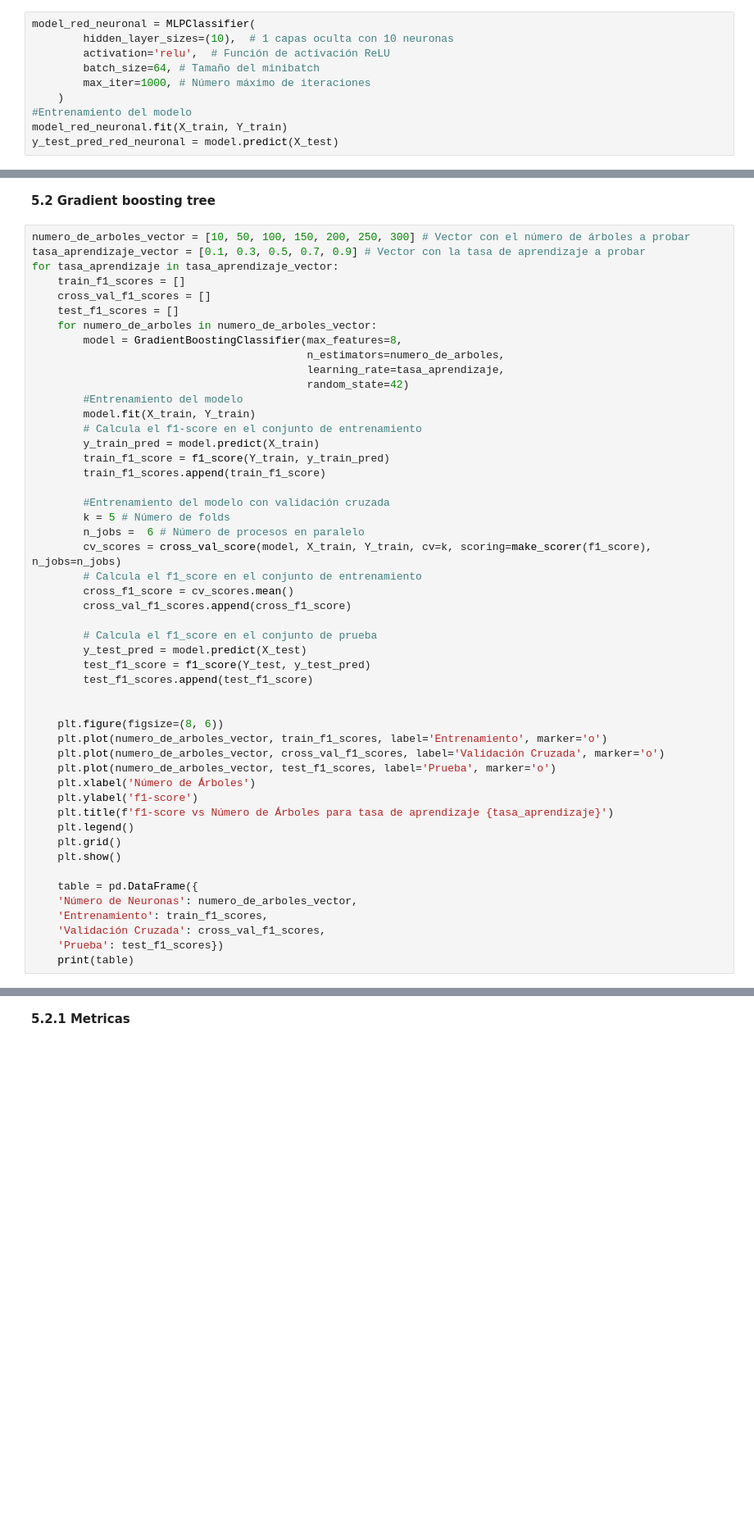
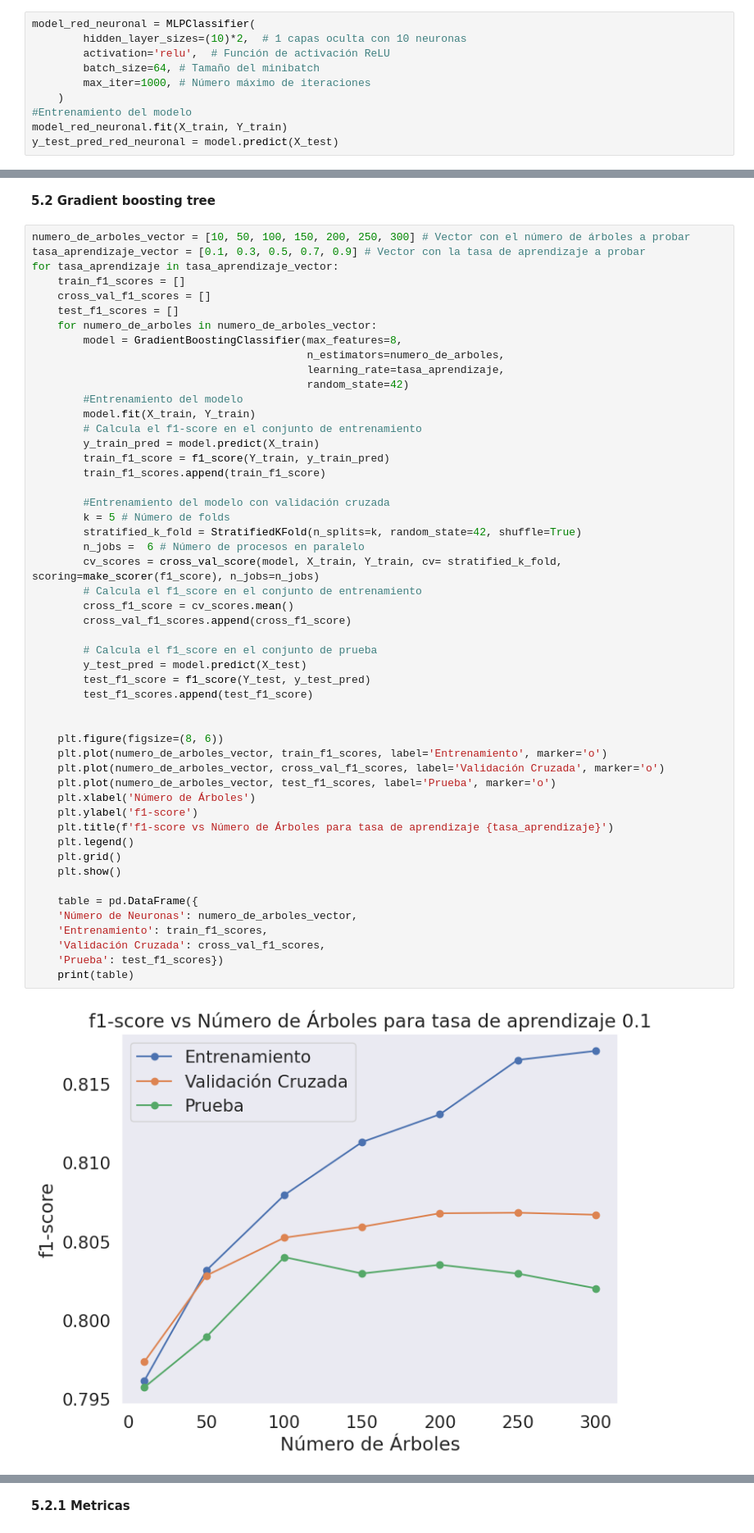
Before and after one commit to camilo-avendano1/MLDiabetes, a Jupyter notebook: Experimentos.ipynb, the cells around one changed output, grey strips where cells are left out. Shown at 82% size. Cells and saved outputs as stored; diff of their text form; blank space fills up the shorter version.

```diff
--- a/Experimentos.ipynb
+++ b/Experimentos.ipynb
@@ -257,7 +259,7 @@ maximo-iteraciones = 1000
 **5.1.1 Metricas**
 # %%
 model_red_neuronal = MLPClassifier(
-        hidden_layer_sizes=(10),  # 1 capas oculta con 10 neuronas
+        hidden_layer_sizes=(10)*2,  # 1 capas oculta con 10 neuronas
         activation='relu',  # Función de activación ReLU
         batch_size=64, # Tamaño del minibatch
         max_iter=1000, # Número máximo de iteraciones
@@ -345,32 +347,35 @@ for tasa_aprendizaje in tasa_aprendizaje_vector:
 
         #Entrenamiento del modelo con validación cruzada
         k = 5 # Número de folds
+        stratified_k_fold = StratifiedKFold(n_splits=k, random_state=42, shuffle=True)
         n_jobs =  6 # Número de procesos en paralelo
-        cv_scores = cross_val_score(model, X_train, Y_train, cv=k, scoring=make_scorer(f1_score), n_jobs=n_jobs)
+        cv_scores = cross_val_score(model, X_train, Y_train, cv= stratified_k_fold, scoring=make_scorer(f1_score), n_jobs=n_jobs)
         # Calcula el f1_score en el conjunto de entrenamiento
         cross_f1_score = cv_scores.mean()
         cross_val_f1_scores.append(cross_f1_score)
 
         # Calcula el f1_score en el conjunto de prueba
         y_test_pred = model.predict(X_test)
         test_f1_score = f1_score(Y_test, y_test_pred)
         test_f1_scores.append(test_f1_score)
 
 
     plt.figure(figsize=(8, 6))
     plt.plot(numero_de_arboles_vector, train_f1_scores, label='Entrenamiento', marker='o')
     plt.plot(numero_de_arboles_vector, cross_val_f1_scores, label='Validación Cruzada', marker='o')
     plt.plot(numero_de_arboles_vector, test_f1_scores, label='Prueba', marker='o')
     plt.xlabel('Número de Árboles')
     plt.ylabel('f1-score')
     plt.title(f'f1-score vs Número de Árboles para tasa de aprendizaje {tasa_aprendizaje}')
     plt.legend()
     plt.grid()
     plt.show()
 
     table = pd.DataFrame({
     'Número de Neuronas': numero_de_arboles_vector,
     'Entrenamiento': train_f1_scores,
     'Validación Cruzada': cross_val_f1_scores,
     'Prueba': test_f1_scores})
     print(table)
+# %% [output]
+[figure, added]
```
Also changed, not shown: parts of 14 cells of this notebook.
